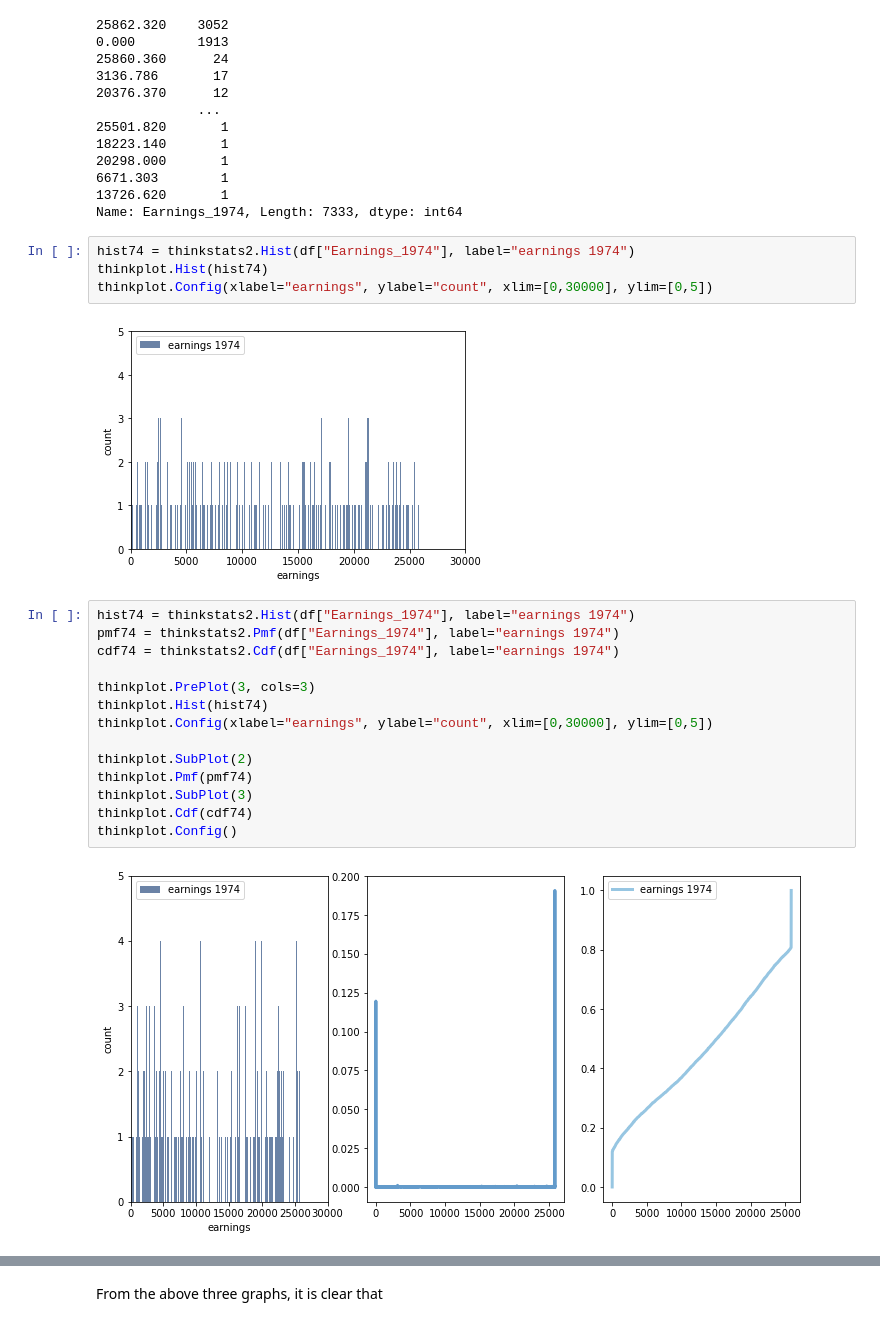
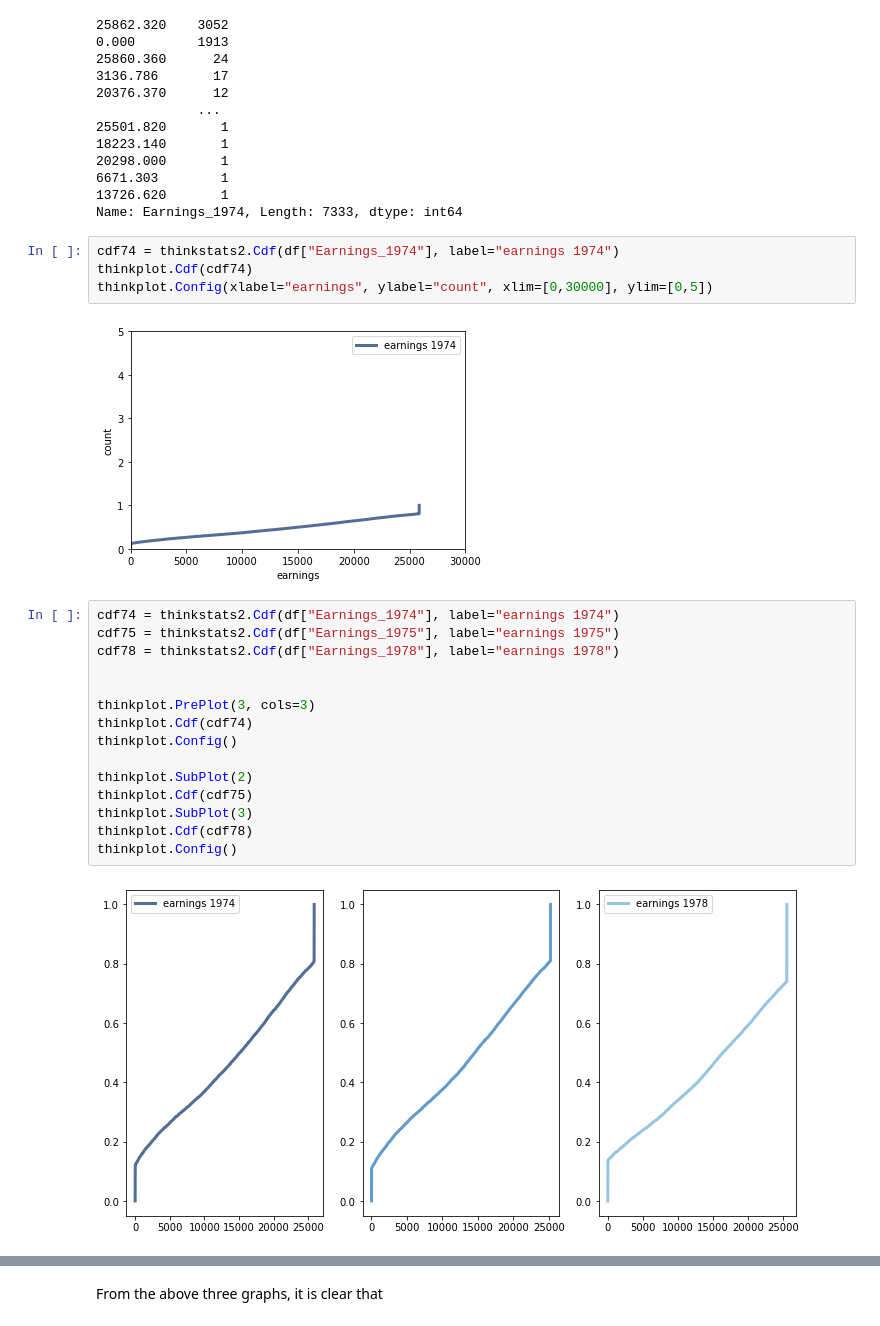
Before and after one commit to Soniyasunny1/Assignment, a Jupyter notebook: AssignmentStatsNEW.ipynb, the cells around one changed output, grey strips where cells are left out. Saved outputs shown, nothing was run; the diff lists cells and outputs as text.

```diff
--- a/AssignmentStatsNEW.ipynb
+++ b/AssignmentStatsNEW.ipynb
@@ -344,24 +344,25 @@ df["Earnings_1974"].value_counts().sort_values(ascending=False)
 13726.620       1
 Name: Earnings_1974, Length: 7333, dtype: int64
 # %%
-hist74 = thinkstats2.Hist(df["Earnings_1974"], label="earnings 1974")
-thinkplot.Hist(hist74)
+cdf74 = thinkstats2.Cdf(df["Earnings_1974"], label="earnings 1974")
+thinkplot.Cdf(cdf74)
 thinkplot.Config(xlabel="earnings", ylabel="count", xlim=[0,30000], ylim=[0,5])
 # %% [output]
-[figure, old version]
+[figure, new version]
 # %%
-hist74 = thinkstats2.Hist(df["Earnings_1974"], label="earnings 1974")
-pmf74 = thinkstats2.Pmf(df["Earnings_1974"], label="earnings 1974")
 cdf74 = thinkstats2.Cdf(df["Earnings_1974"], label="earnings 1974")
+cdf75 = thinkstats2.Cdf(df["Earnings_1975"], label="earnings 1975")
+cdf78 = thinkstats2.Cdf(df["Earnings_1978"], label="earnings 1978")
+
 
 thinkplot.PrePlot(3, cols=3)
-thinkplot.Hist(hist74)
-thinkplot.Config(xlabel="earnings", ylabel="count", xlim=[0,30000], ylim=[0,5])
+thinkplot.Cdf(cdf74)
+thinkplot.Config()
 
 thinkplot.SubPlot(2)
-thinkplot.Pmf(pmf74)
+thinkplot.Cdf(cdf75)
 thinkplot.SubPlot(3)
-thinkplot.Cdf(cdf74)
+thinkplot.Cdf(cdf78)
 thinkplot.Config()
 # %% [output]
-[figure, old version]
+[figure, new version]
```
Also changed, not shown: parts of 10 cells of this notebook.
